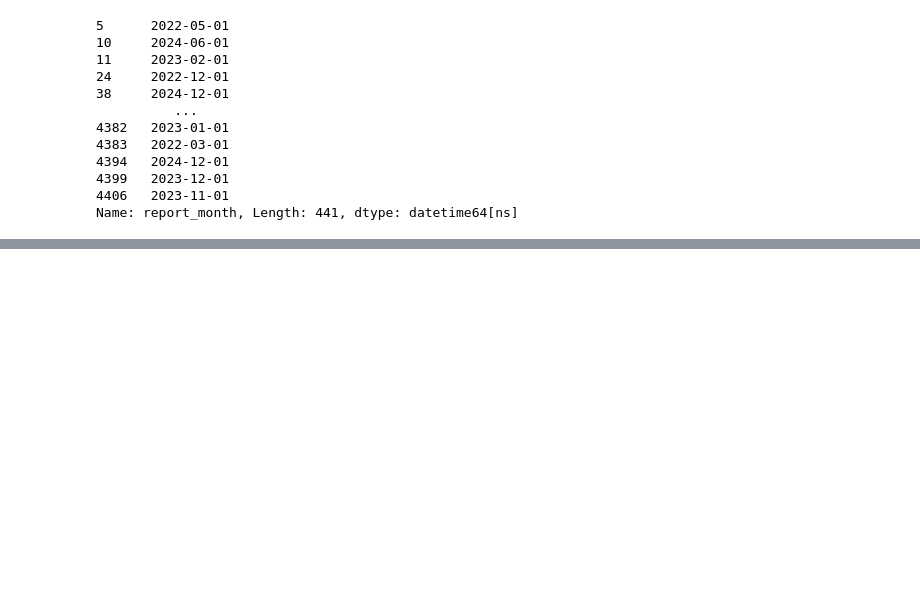
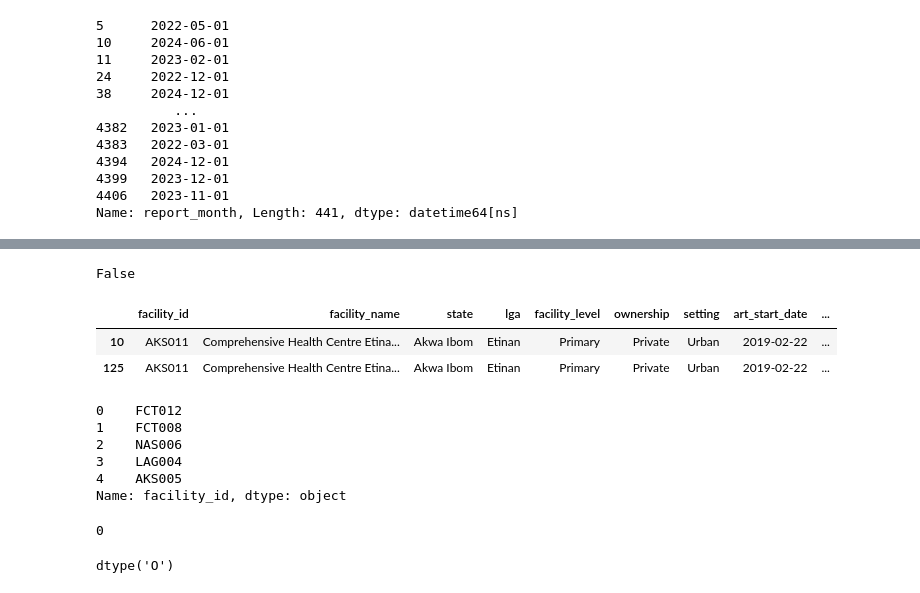
Before and after one commit to AlozieCollins/Intern-dataset-work, a Jupyter notebook: work.ipynb, the cells around one changed output, grey strips where cells are left out. Drawn from its saved outputs; the diff is of its cells as text; code cells hidden in the pictures; blank space fills up the shorter version.

```diff
--- a/work.ipynb
+++ b/work.ipynb
@@ -161,0 +221,31 @@ dtype: bool
+# %%
+fm["facility_id"].is_unique
+# %% [output]
+False
+# %%
+master_duplicates = fm[
+    fm["facility_id"].duplicated(keep=False)
+]
+
+master_duplicates
+# %% [output]
+|  | facility_id | facility_name | state | lga | facility_level | ownership | setting | art_start_date | ... |
+| 10 | AKS011 | Comprehensive Health Centre Etina... | Akwa Ibom | Etinan | Primary | Private | Urban | 2019-02-22 | ... |
+| 125 | AKS011 | Comprehensive Health Centre Etina... | Akwa Ibom | Etinan | Primary | Private | Urban | 2019-02-22 | ... |
+# %%
+df["facility_id"].head()
+# %% [output]
+0    FCT012
+1    FCT008
+2    NAS006
+3    LAG004
+4    AKS005
+Name: facility_id, dtype: object
+# %%
+df["facility_id"].isna().sum()
+# %% [output]
+0
+# %%
+df["facility_id"].dtype
+# %% [output]
+dtype('O')
```
Also changed, not shown: parts of 10 cells of this notebook.
